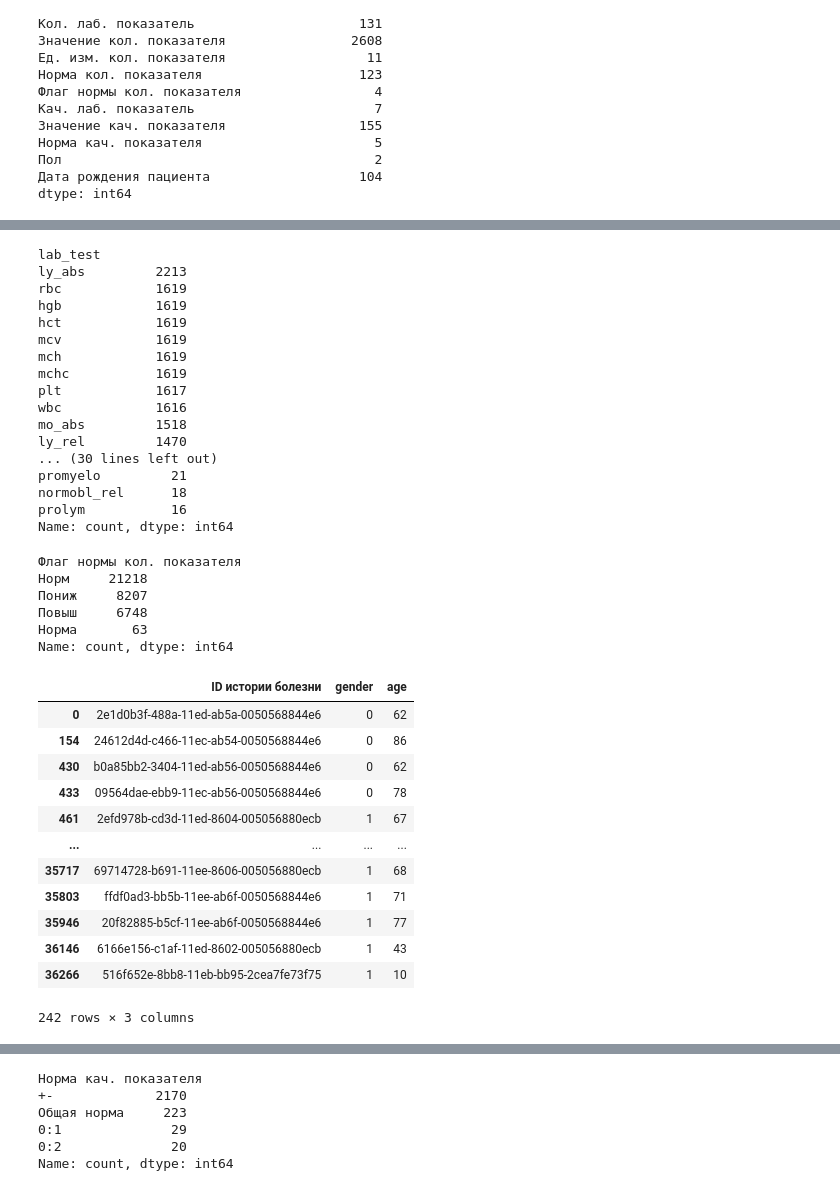
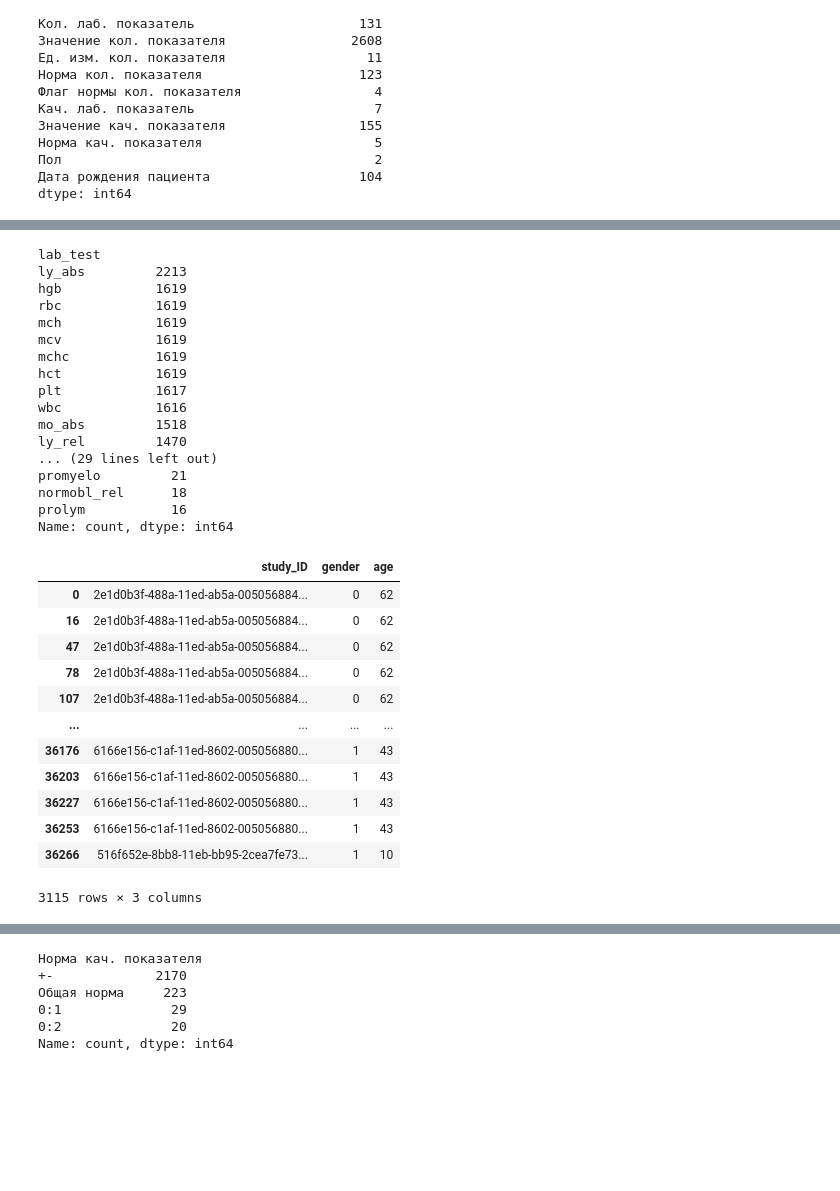
Before and after one commit to Lexislex/SF_hack_task_1, a Jupyter notebook: alexey.ipynb, the cells around one changed output, grey strips where cells are left out. Drawn from its saved outputs; the diff is of its cells as text; code cells hidden in the pictures; blank space fills up the shorter version.

Commit message:
Сформирована первая версия исходного датасета

```diff
--- a/alexey.ipynb
+++ b/alexey.ipynb
@@ -86,8 +105,7 @@ replacement_dict = {
     'ba_rel': ['Базофилы, относительное количество', 'Базофилы, относительное количество (BA%)', 'Базофилы %', 'Относительное количество базофилов (BA%)', 'BA%'],
     'mxd_abs': ['Смешанная фракция, абсолютное количество (MXD#)', 'MXD# ', 'Смешанная фракция, абсолютное количество', 'MXD#', 'MXD'],
     'mxd_rel': ['Смешанная фракция, относительное количество (MXD%)', 'MXD%', 'Смешанная фракция, относительное количество'],
-    'soe_v': ['СОЭ Вест.', 'Скорость оседания эритроцитов (СОЭ) по Вестергрену'],
-    'soe_p': ['СОЭ по Панченкову', 'СОЭ Панч.'],
+    'soe': ['СОЭ Вест.', 'Скорость оседания эритроцитов (СОЭ) по Вестергрену', 'СОЭ по Панченкову', 'СОЭ Панч.'],
     'cp': ['Цветовой показатель'],
     'pal': ['Палочкоядерные'],
     'seg': ['Сегментоядерные'],
@@ -108,8 +128,34 @@ replacement_dict = {
 # %%
+# начинаем первую очистку и создание нужных признаков
 prep_df = raw_df.copy()
+# Удаляем строки, где вообще нет показателей
+# Конечно мы потеряем 61 строку с комментариями, но они либо о браке, либо непонятные
 prep_df = prep_df.dropna(subset=['Кол. лаб. показатель'])
+# Посчитаем возраст пациента в годах на 21.07.2025 - начало хакатона. Других дат нет
+age_date = pd.to_datetime('2025-07-21')
 prep_df['Дата рождения пациента'] = pd.to_datetime(prep_df['Дата рождения пациента'])
-prep_df['lab_test_date'] = pd.to_datetime('2025-07-21')
-prep_df['age'] = prep_df.apply(lambda row: relativedelta(row['lab_test_date'], row['Дата рождения пациента']).years, axis=1)
+prep_df['age'] = prep_df['Дата рождения пациента'].apply(lambda x: relativedelta(age_date, x).years)
+# Закодируем пол числом
 prep_df['gender'] = prep_df['Пол'].apply(lambda x: 0 if 'ж' in x.lower() else 1)
+# %%
+# Формируем номер лаб исследования исходя из логики, что тесты в датасете расположены
+# по хронологии сверху вниз и в одном ЛИ тесты не повторяются
+lab_study = []
+study_prefix = 0
+
+def create_lab_study_num(lab_test):
+
+    global lab_study
+    global study_prefix
+    res = 'result_'
+
+    if lab_test in lab_study:
+        lab_study.clear()
+        study_prefix += 1
+    else:
+        lab_study.append(lab_test)
+    return res + str(study_prefix)
+prep_df['study_num'] = prep_df['Кол. лаб. показатель'].apply(lambda x: create_lab_study_num(x))
+# формируем уникальный ID ЛИ из ID истории и номера ЛИ
+prep_df['study_ID'] = prep_df['ID истории болезни'] + '_' + prep_df['study_num']
 # %%
@@ -124,30 +163,22 @@ def replace_with_dict_key(value, rep_dict):
 prep_df['lab_test'] = prep_df['Кол. лаб. показатель'].apply(lambda x: replace_with_dict_key(x, replacement_dict))
 # %%
+# посмотрим сколько тестов осталось после унификации
 prep_df['lab_test'].value_counts()
 # %% [output]
 lab_test
 ly_abs         2213
+hgb            1619
 rbc            1619
-hgb            1619
+mch            1619
+mcv            1619
+mchc           1619
 hct            1619
-mcv            1619
-mch            1619
-mchc           1619
 plt            1617
 wbc            1616
 mo_abs         1518
 ly_rel         1470
-... (30 lines left out)
+... (29 lines left out)
 promyelo         21
 normobl_rel      18
 prolym           16
 Name: count, dtype: int64
-# %%
-prep_df['Флаг нормы кол. показателя'].value_counts(dropna=False)
-# %% [output]
-Флаг нормы кол. показателя
-Норм     21218
-Пониж     8207
-Повыш     6748
-Норма       63
-Name: count, dtype: int64
@@ -159,18 +185,19 @@ prep_df['result'] = prep_df['Флаг нормы кол. показателя'].
 # %%
-pasp_df = prep_df[['ID истории болезни', 'gender', 'age']].drop_duplicates().copy()
+# Сформируем справочный фрейм с данными пациенов, чтоб домержить в основной датасет
+pasp_df = prep_df[['study_ID', 'gender', 'age']].drop_duplicates().copy()
 pasp_df
 # %% [output]
-|  | ID истории болезни | gender | age |
-| 0 | 2e1d0b3f-488a-11ed-ab5a-0050568844e6 | 0 | 62 |
-| 154 | 24612d4d-c466-11ec-ab54-0050568844e6 | 0 | 86 |
-| 430 | b0a85bb2-3404-11ed-ab56-0050568844e6 | 0 | 62 |
-| 433 | 09564dae-ebb9-11ec-ab56-0050568844e6 | 0 | 78 |
-| 461 | 2efd978b-cd3d-11ed-8604-005056880ecb | 1 | 67 |
+|  | study_ID | gender | age |
+| 0 | 2e1d0b3f-488a-11ed-ab5a-005056884... | 0 | 62 |
+| 16 | 2e1d0b3f-488a-11ed-ab5a-005056884... | 0 | 62 |
+| 47 | 2e1d0b3f-488a-11ed-ab5a-005056884... | 0 | 62 |
+| 78 | 2e1d0b3f-488a-11ed-ab5a-005056884... | 0 | 62 |
+| 107 | 2e1d0b3f-488a-11ed-ab5a-005056884... | 0 | 62 |
 | ... | ... | ... | ... |
-| 35717 | 69714728-b691-11ee-8606-005056880ecb | 1 | 68 |
-| 35803 | ffdf0ad3-bb5b-11ee-ab6f-0050568844e6 | 1 | 71 |
-| 35946 | 20f82885-b5cf-11ee-ab6f-0050568844e6 | 1 | 77 |
-| 36146 | 6166e156-c1af-11ed-8602-005056880ecb | 1 | 43 |
-| 36266 | 516f652e-8bb8-11eb-bb95-2cea7fe73f75 | 1 | 10 |
+| 36176 | 6166e156-c1af-11ed-8602-005056880... | 1 | 43 |
+| 36203 | 6166e156-c1af-11ed-8602-005056880... | 1 | 43 |
+| 36227 | 6166e156-c1af-11ed-8602-005056880... | 1 | 43 |
+| 36253 | 6166e156-c1af-11ed-8602-005056880... | 1 | 43 |
+| 36266 | 516f652e-8bb8-11eb-bb95-2cea7fe73... | 1 | 10 |
-242 rows × 3 columns
+3115 rows × 3 columns
 # %%
```
Also changed, not shown: parts of 33 cells of this notebook.
